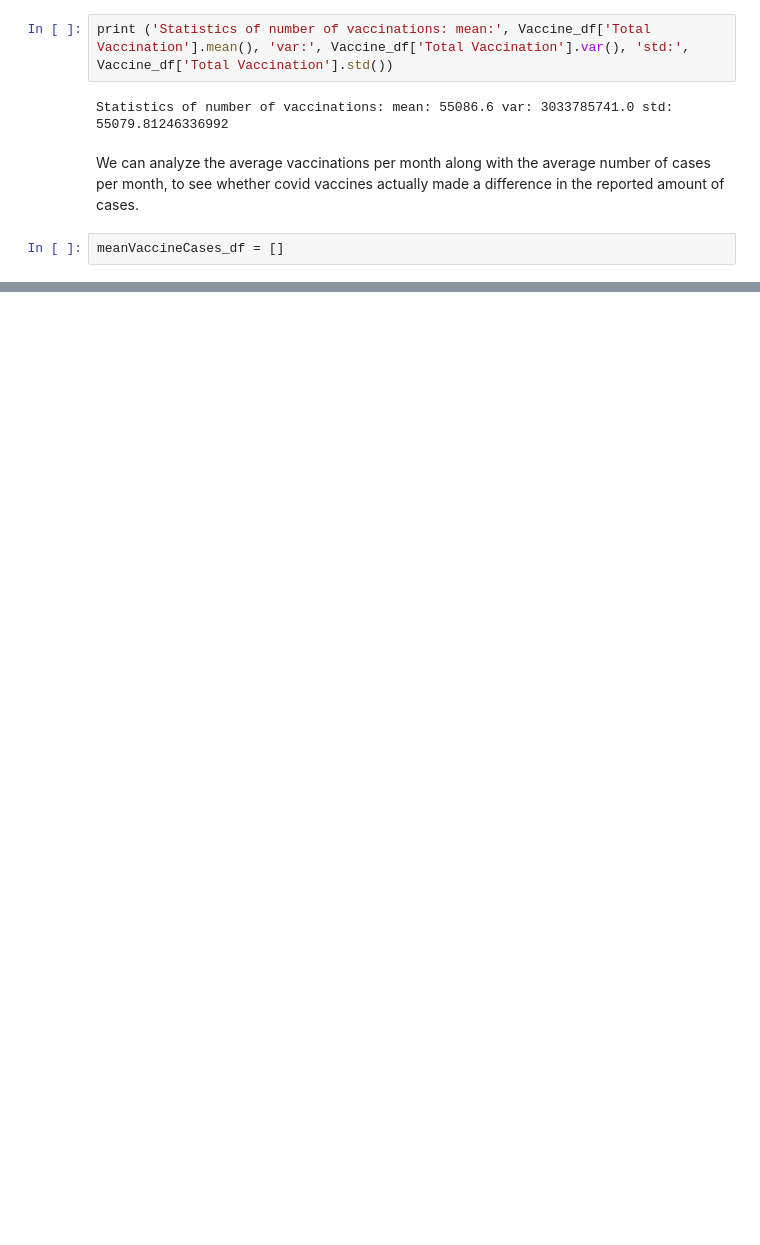
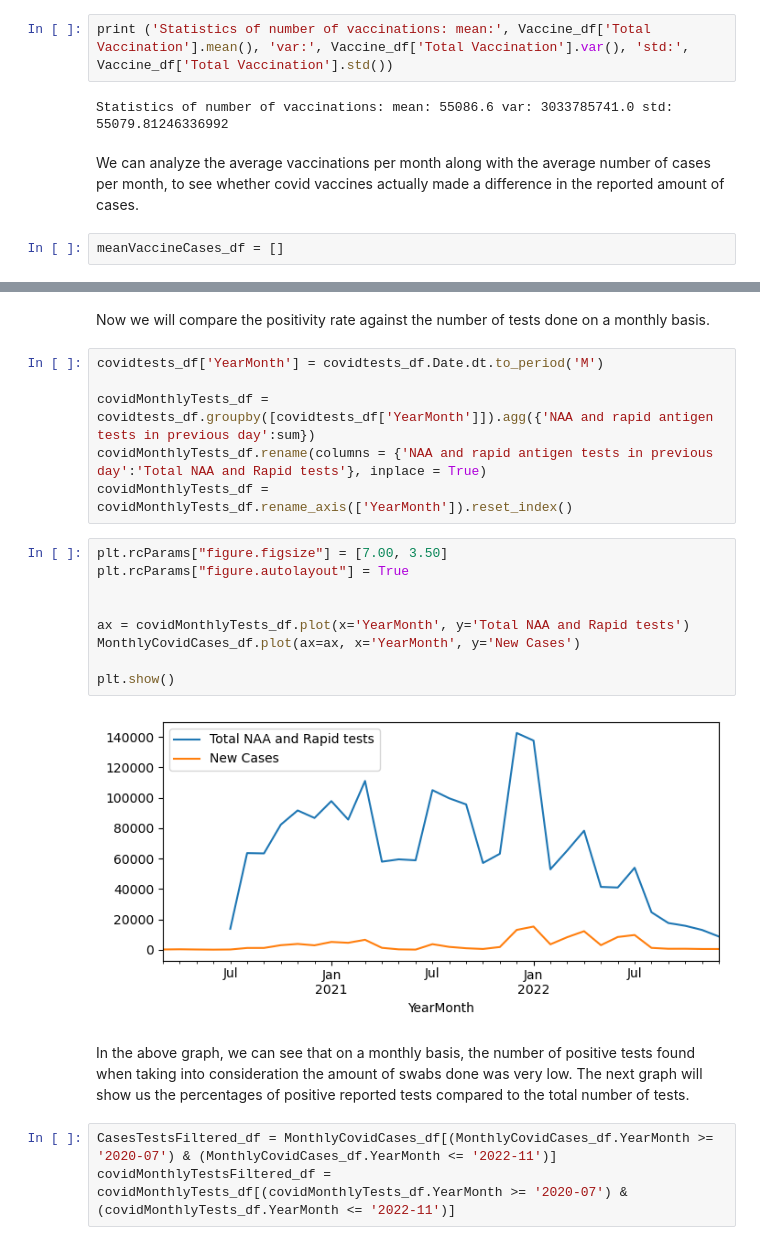
Before and after one commit to rob5194/Module9-Discussion, a Jupyter notebook: CovidStory.ipynb, the cells around one changed output, grey strips where cells are left out. Saved outputs shown, nothing was run; the diff lists cells and outputs as text; blank space fills up the shorter version.

```diff
--- a/CovidStory.ipynb
+++ b/CovidStory.ipynb
@@ -274,0 +276,24 @@ ax = meanVaccineCases_df.plot(x="YearMonth", y=["Average Daily Cases", "Average
+# %% [markdown]
+Now we will compare the positivity rate against the number of tests done on a monthly basis.
+# %%
+covidtests_df['YearMonth'] = covidtests_df.Date.dt.to_period('M')
+
+covidMonthlyTests_df = covidtests_df.groupby([covidtests_df['YearMonth']]).agg({'NAA and rapid antigen tests in previous day':sum})
+covidMonthlyTests_df.rename(columns = {'NAA and rapid antigen tests in previous day':'Total NAA and Rapid tests'}, inplace = True)
+covidMonthlyTests_df = covidMonthlyTests_df.rename_axis(['YearMonth']).reset_index()
+# %%
+plt.rcParams["figure.figsize"] = [7.00, 3.50]
+plt.rcParams["figure.autolayout"] = True
+
+
+ax = covidMonthlyTests_df.plot(x='YearMonth', y='Total NAA and Rapid tests')
+MonthlyCovidCases_df.plot(ax=ax, x='YearMonth', y='New Cases')
+
+plt.show()
+# %% [output]
+[figure, added]
+# %% [markdown]
+In the above graph, we can see that on a monthly basis, the number of positive tests found when taking into consideration the amount of swabs done was very low. The next graph will show us the percentages of positive reported tests compared to the total number of tests.
+# %%
+CasesTestsFiltered_df = MonthlyCovidCases_df[(MonthlyCovidCases_df.YearMonth >= '2020-07') & (MonthlyCovidCases_df.YearMonth <= '2022-11')]
+covidMonthlyTestsFiltered_df = covidMonthlyTests_df[(covidMonthlyTests_df.YearMonth >= '2020-07') & (covidMonthlyTests_df.YearMonth <= '2022-11')]
```
Also changed, not shown: parts of 21 cells of this notebook.
